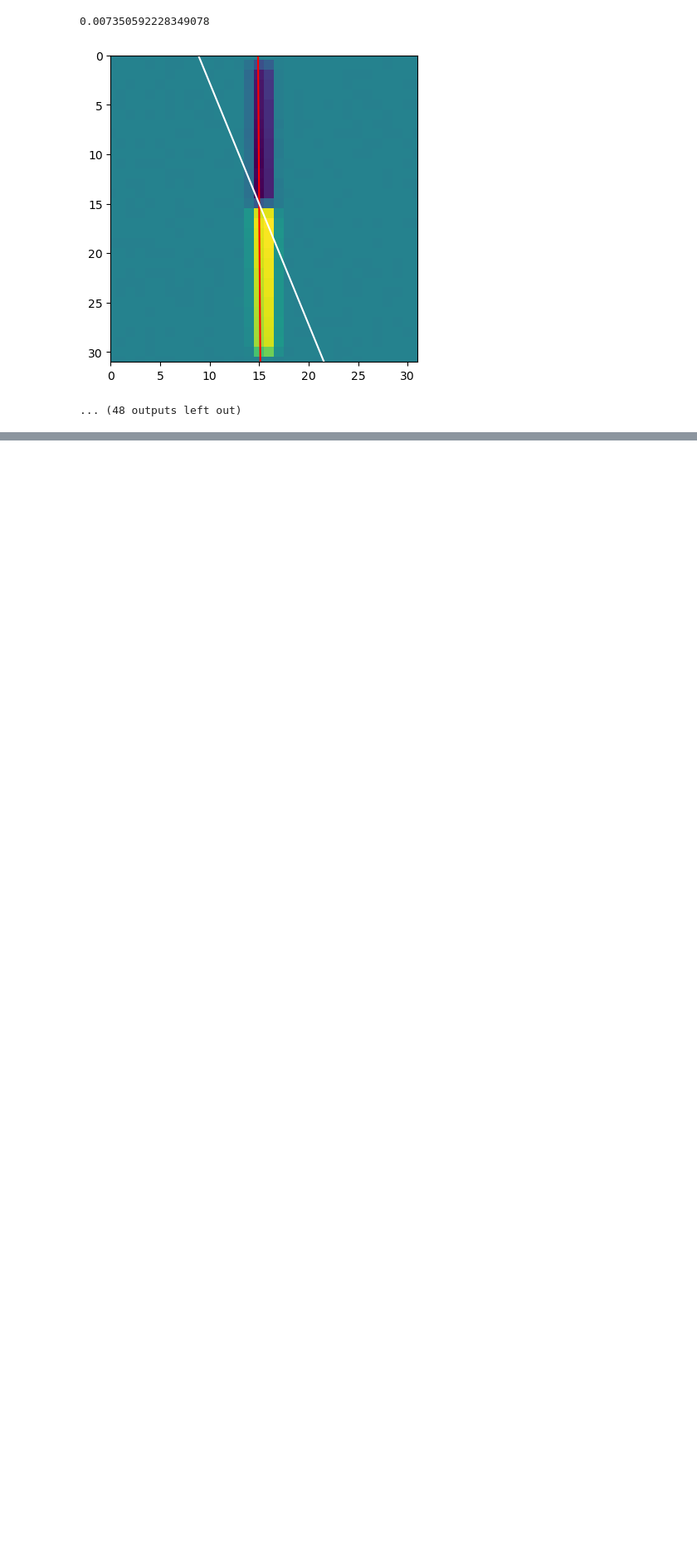
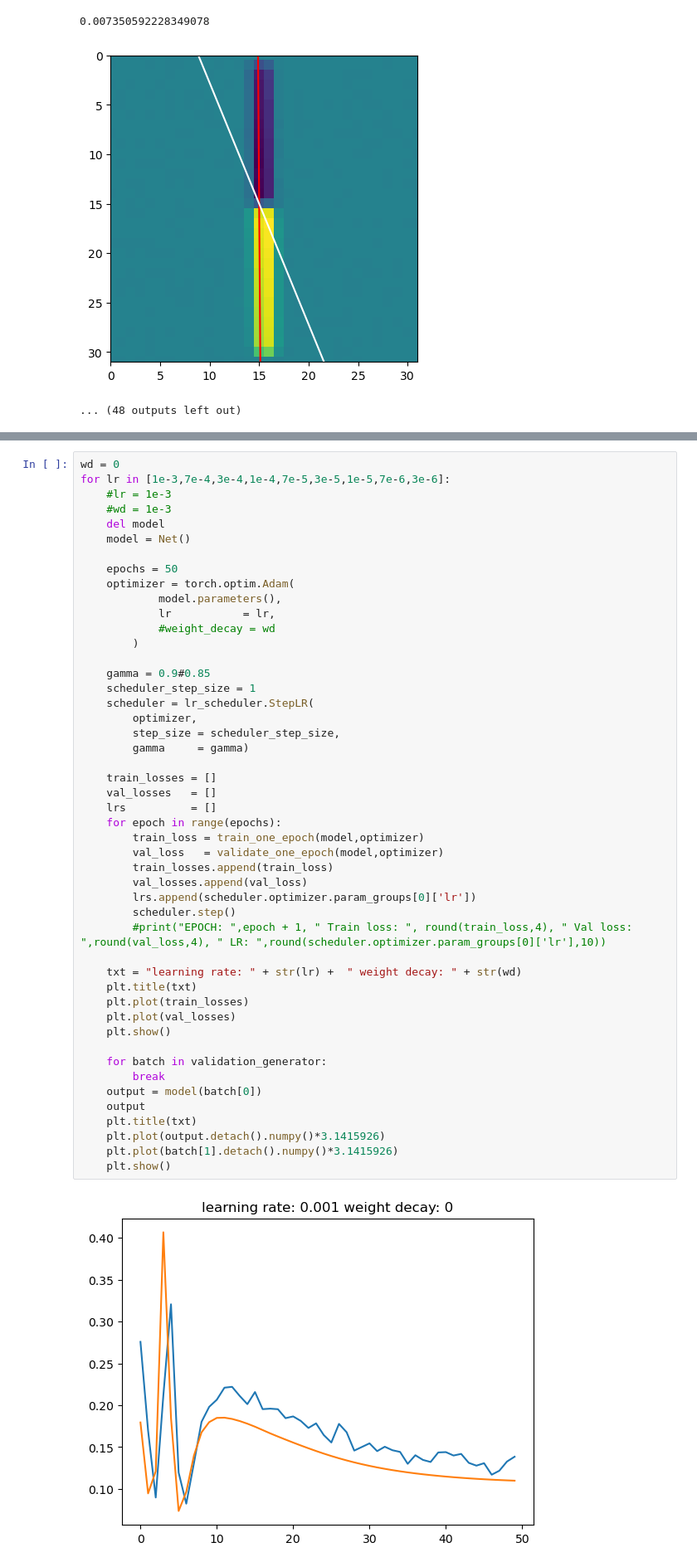
Before and after one commit to Harshjoon/instrument_position_detection_using_ML, a Jupyter notebook: notebooks/set_4.ipynb, the cells around one changed output, grey strips where cells are left out. Shown at 83% size. Cells and saved outputs as stored; diff of their text form; blank space fills up the shorter version.

Commit message:
training on rotation and linear dataset

```diff
--- a/notebooks/set_4.ipynb
+++ b/notebooks/set_4.ipynb
@@ -488,0 +507,50 @@ plt.show()
+# %%
+wd = 0
+for lr in [1e-3,7e-4,3e-4,1e-4,7e-5,3e-5,1e-5,7e-6,3e-6]:
+    #lr = 1e-3
+    #wd = 1e-3
+    del model
+    model = Net()
+
+    epochs = 50
+    optimizer = torch.optim.Adam(
+            model.parameters(),
+            lr           = lr,
+            #weight_decay = wd
+        )
+
+    gamma = 0.9#0.85
+    scheduler_step_size = 1
+    scheduler = lr_scheduler.StepLR(
+        optimizer,
+        step_size = scheduler_step_size,
+        gamma     = gamma)
+
+    train_losses = []
+    val_losses   = []
+    lrs          = []
+    for epoch in range(epochs):
+        train_loss = train_one_epoch(model,optimizer)
+        val_loss   = validate_one_epoch(model,optimizer)
+        train_losses.append(train_loss)
+        val_losses.append(val_loss)
+        lrs.append(scheduler.optimizer.param_groups[0]['lr'])
+        scheduler.step()
+        #print("EPOCH: ",epoch + 1, " Train loss: ", round(train_loss,4), " Val loss: ",round(val_loss,4), " LR: ",round(scheduler.optimizer.param_groups[0]['lr'],10))
+
+    txt = "learning rate: " + str(lr) +  " weight decay: " + str(wd)
+    plt.title(txt)
+    plt.plot(train_losses)
+    plt.plot(val_losses)
+    plt.show()
+
+    for batch in validation_generator:
+        break
+    output = model(batch[0])
+    output
+    plt.title(txt)
+    plt.plot(output.detach().numpy()*3.1415926)
+    plt.plot(batch[1].detach().numpy()*3.1415926)
+    plt.show()
+# %% [output]
+[figure, added]
```
Also changed, not shown: parts of 19 cells of this notebook, 2 other files.
